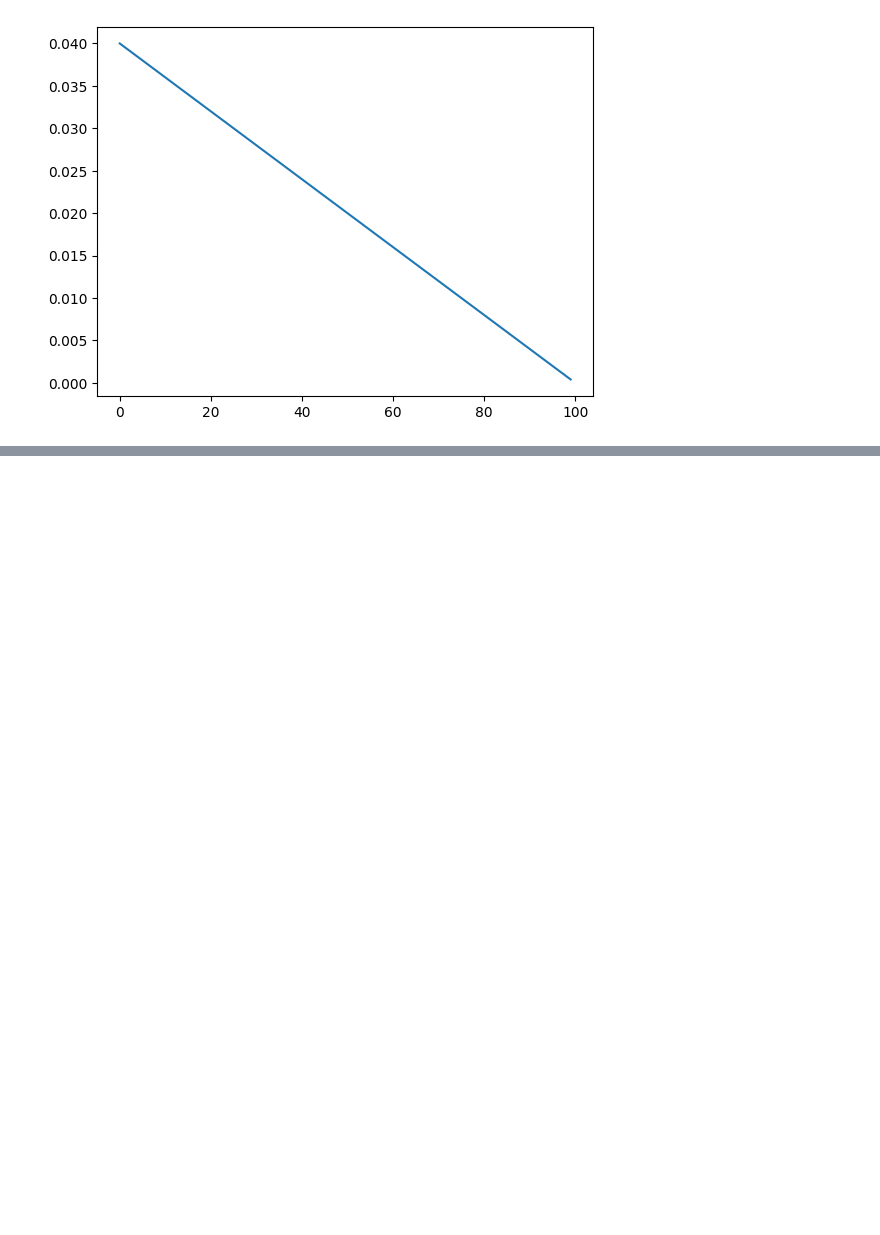
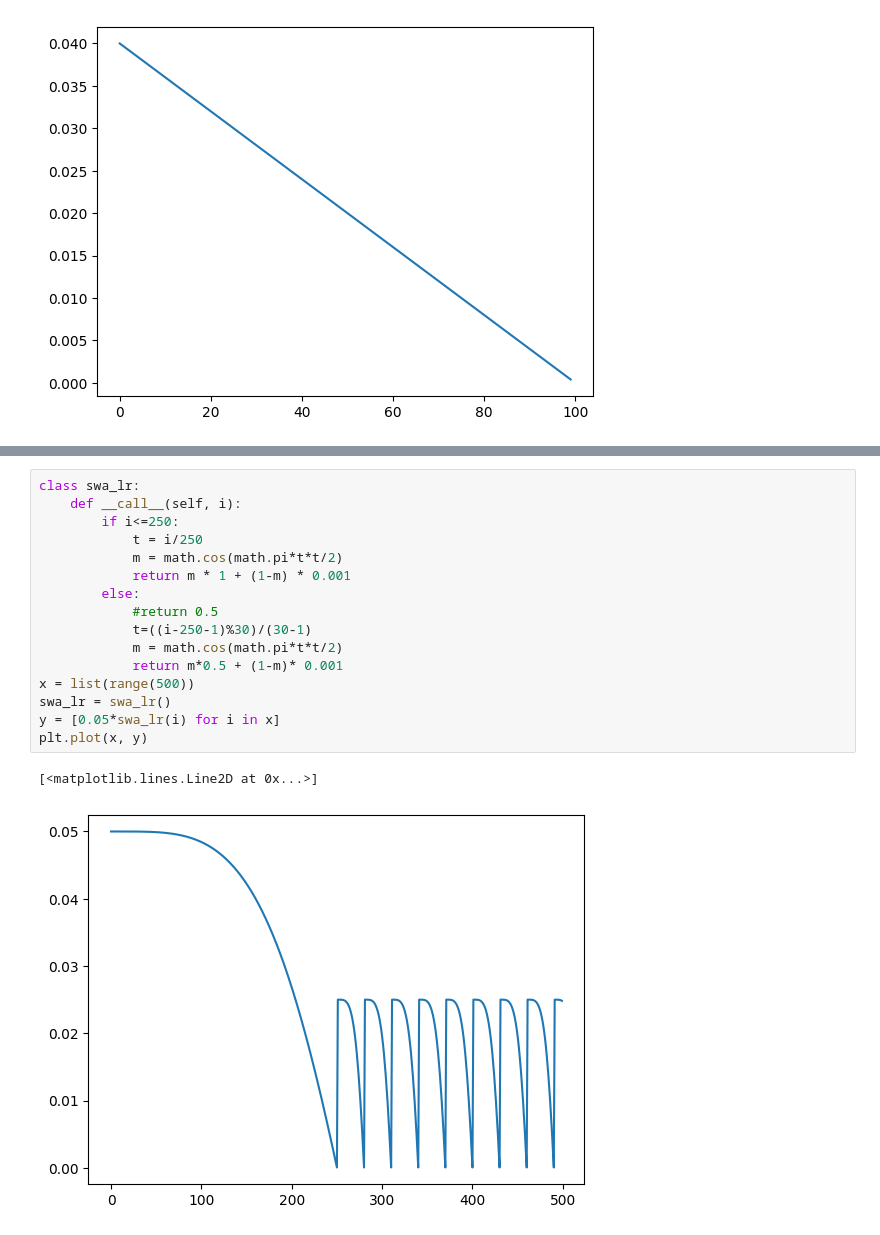
Before and after one commit to psFournier/dl_toolbox, a Jupyter notebook: dl_toolbox/utils/test_learning_rates.ipynb, the cells around one changed output, grey strips where cells are left out. Cells and saved outputs as stored; diff of their text form; blank space fills up the shorter version.

```diff
--- a/dl_toolbox/utils/test_learning_rates.ipynb
+++ b/dl_toolbox/utils/test_learning_rates.ipynb
@@ -28,0 +45,19 @@ plt.plot(x, y)
+# %%
+class swa_lr:
+    def __call__(self, i):
+        if i<=250:
+            t = i/250
+            m = math.cos(math.pi*t*t/2)
+            return m * 1 + (1-m) * 0.001
+        else:
+            #return 0.5
+            t=((i-250-1)%30)/(30-1)
+            m = math.cos(math.pi*t*t/2)
+            return m*0.5 + (1-m)* 0.001
+x = list(range(500))
+swa_lr = swa_lr()
+y = [0.05*swa_lr(i) for i in x]
+plt.plot(x, y)
+# %% [output]
+[<matplotlib.lines.Line2D at 0x...>]
+[figure, added]
```
Also changed, not shown: parts of 3 cells of this notebook, 26 other files.
